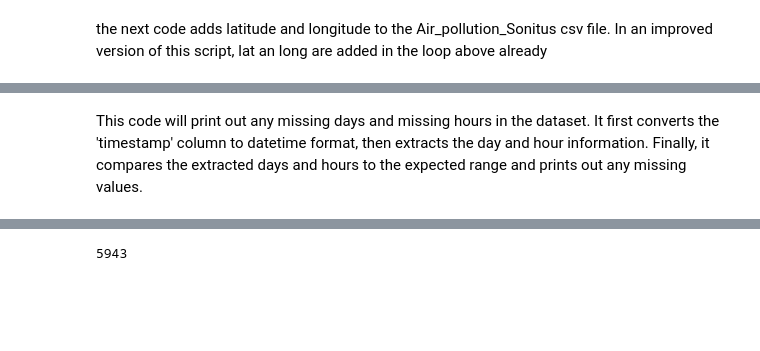
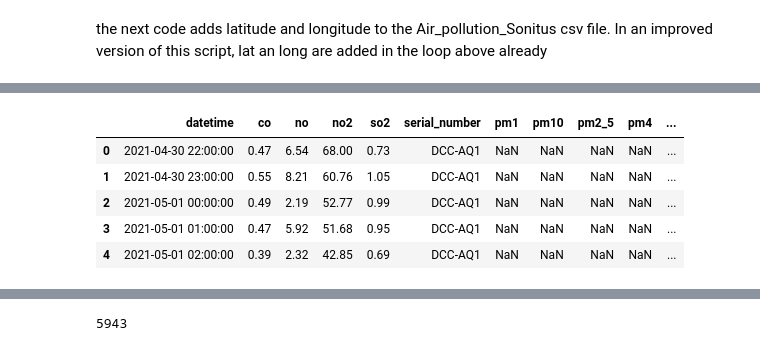
Before and after one commit to GiuliaGGG/Hyperlocal-Air-Quality-Prediction-in-Dublin, a Jupyter notebook: Weather-Air_pollution/Sonitus_API_clean.ipynb, the cells around one changed output, grey strips where cells are left out. Drawn from its saved outputs; the diff is of its cells as text; code cells hidden in the pictures; blank space fills up the shorter version.

```diff
--- a/Weather-Air_pollution/Sonitus_API_clean.ipynb
+++ b/Weather-Air_pollution/Sonitus_API_clean.ipynb
@@ -224,14 +228,14 @@ the next code adds latitude and longitude to the Air_pollution_Sonitus csv file.
 import pandas as pd
 
 
-sonitus_df = pd.read_csv("C:/Users/Giulia Maria/Documents/GitHub/ML Proj Dublin/Hyperlocal-Air-Quality-Prediction-in-Dublin/Air_Pollution_Data/Air_pollution_Sonitus.csv")
+sonitus_df = pd.read_csv("C:/Users/Giulia Maria/Documents/GitHub/ML Proj Dublin/Hyperlocal-Air-Quality-Prediction-in-Dublin\Weather-Air_pollution/Air_pollution_Sonitus.csv")
 # Merge the DataFrames based on the 'serial_numbers' column
 Air_Pollution_Sensors = pd.merge(sonitus_df, air_monitor_df, on='serial_number', how='left')
 
 # Display the merged DataFrame
-print(Air_Pollution_Sensors)
+#print(Air_Pollution_Sensors)
 Air_Pollution_Sensors.head(5)
 
 # save as csv file
-Air_Pollution_Sensors.to_csv('Air_Pollution_Sensors.csv', index=False)
+#Air_Pollution_Sensors.to_csv('Air_Pollution_Sensors.csv', index=False)
 # %% [output]
@@ -255,2 +242,6 @@ Air_Pollution_Sensors.to_csv('Air_Pollution_Sensors.csv', index=False)
+|  | datetime | co | no | no2 | so2 | serial_number | pm1 | pm10 | pm2_5 | pm4 | ... |
+| 0 | 2021-04-30 22:00:00 | 0.47 | 6.54 | 68.00 | 0.73 | DCC-AQ1 | NaN | NaN | NaN | NaN | ... |
+| 1 | 2021-04-30 23:00:00 | 0.55 | 8.21 | 60.76 | 1.05 | DCC-AQ1 | NaN | NaN | NaN | NaN | ... |
+| 2 | 2021-05-01 00:00:00 | 0.49 | 2.19 | 52.77 | 0.99 | DCC-AQ1 | NaN | NaN | NaN | NaN | ... |
+| 3 | 2021-05-01 01:00:00 | 0.47 | 5.92 | 51.68 | 0.95 | DCC-AQ1 | NaN | NaN | NaN | NaN | ... |
+| 4 | 2021-05-01 02:00:00 | 0.39 | 2.32 | 42.85 | 0.69 | DCC-AQ1 | NaN | NaN | NaN | NaN | ... |
-# %% [markdown]
-This code will print out any missing days and missing hours in the dataset. It first converts the 'timestamp' column to datetime format, then extracts the day and hour information. Finally, it compares the extracted days and hours to the expected range and prints out any missing values.
```
Also changed, not shown: parts of 8 cells of this notebook, 1 other file.
